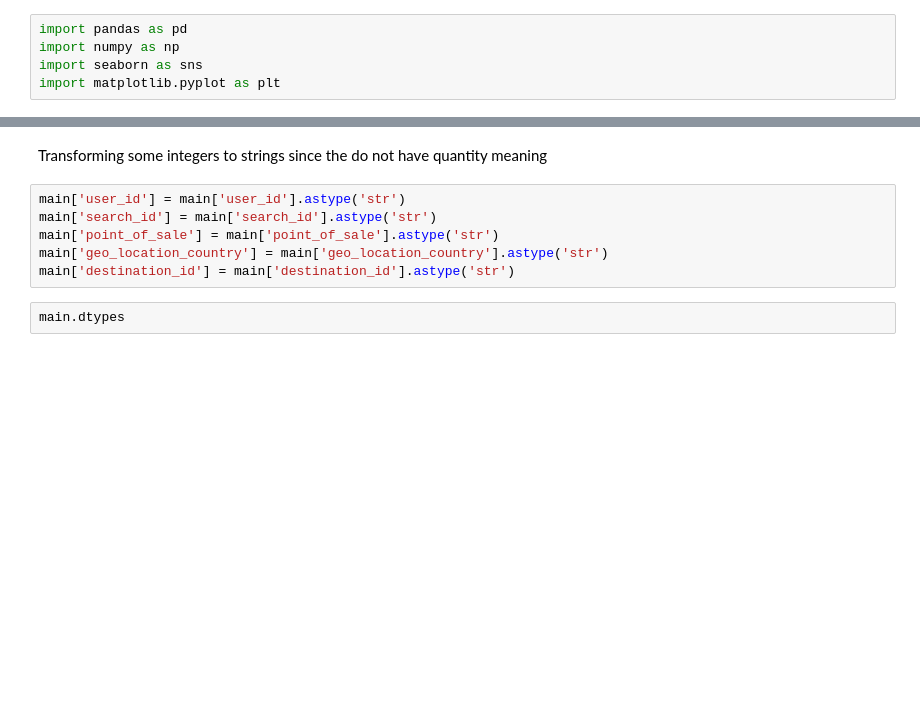
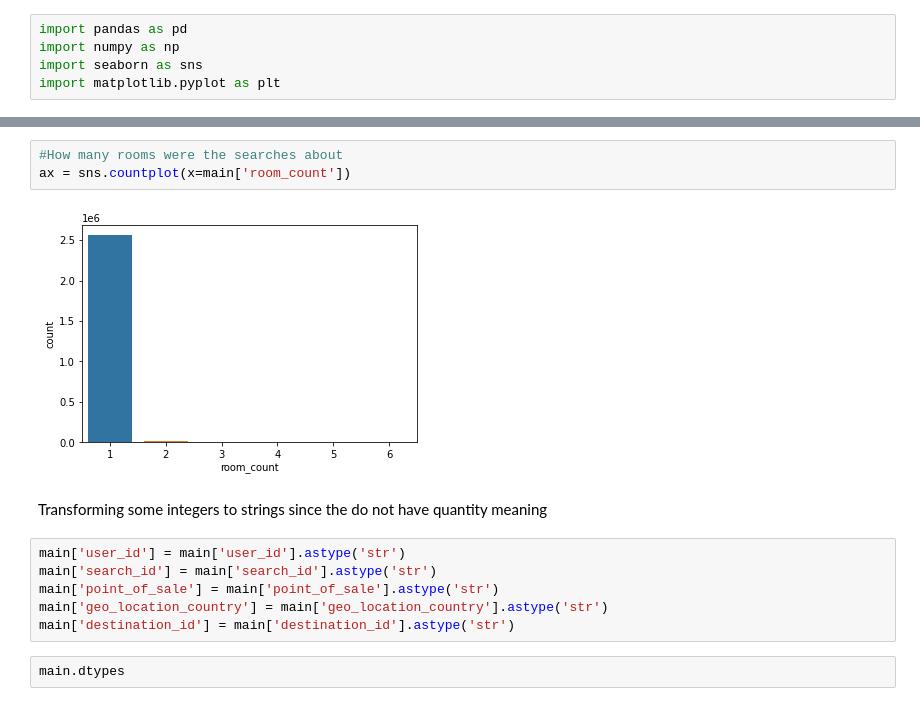
Before and after one commit to zetdata7/Hotel-Recommendations, a Jupyter notebook: EDA_Hotels.ipynb, the cells around one changed output, grey strips where cells are left out. Saved outputs shown, nothing was run; the diff lists cells and outputs as text; blank space fills up the shorter version.

```diff
--- a/EDA_Hotels.ipynb
+++ b/EDA_Hotels.ipynb
@@ -138,3 +93,8 @@ dtype: object
+# %%
+#How many rooms were the searches about
+ax = sns.countplot(x=main['room_count'])
+# %% [output]
+[figure, added]
 # %% [markdown]
 Transforming some integers to strings since the do not have quantity meaning
 # %%
```
Also changed, not shown: parts of 62 cells of this notebook.
